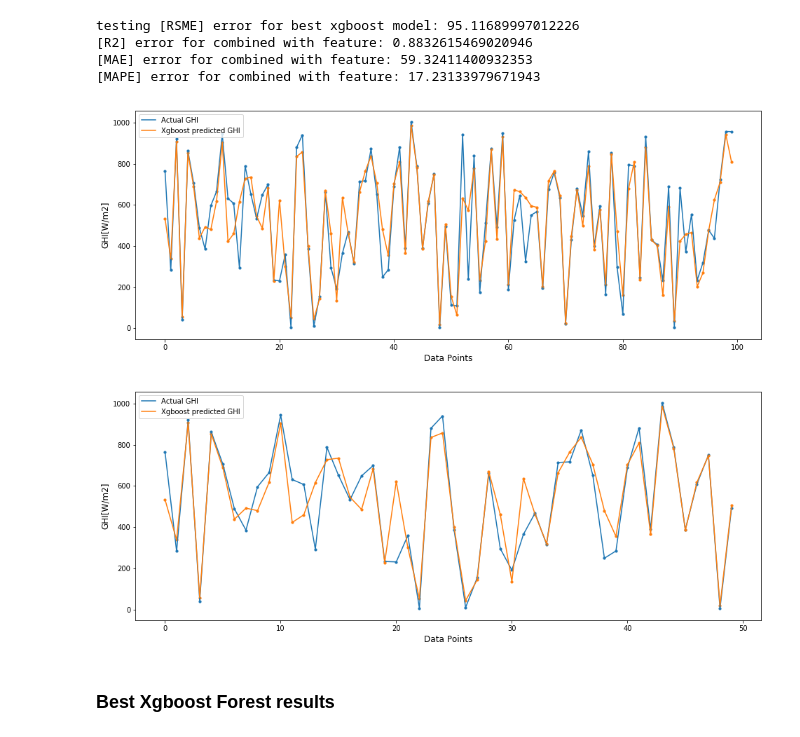
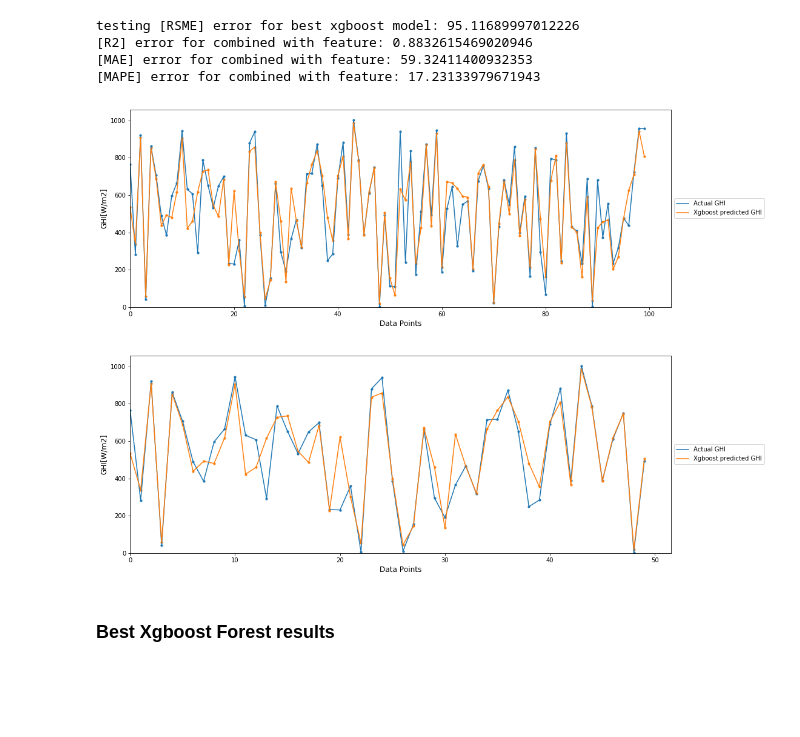
Before and after one commit to orionpax00/weather, a Jupyter notebook: src/final_results.ipynb, the cells around one changed output. Saved outputs shown, nothing was run; the diff lists cells and outputs as text; code cells hidden in the pictures; blank space fills up the shorter version.

Commit message:
figure fixes

```diff
--- a/src/final_results.ipynb
+++ b/src/final_results.ipynb
@@ -124,30 +135,34 @@ testing [RSME] error for best xgboost model: 95.11689997012226
 # %%
 fig, ax = plt.subplots(figsize=(16,6))
 ax.plot(plot_y_test,linewidth=1.5,label="Actual GHI")
 ax.scatter([x for x in range(100)],plot_y_test,s=10)
 ax.plot(predictinos[0:100],linewidth=1.5,label="Xgboost predicted GHI")
 ax.scatter([x for x in range(100)],predictinos[0:100],s=10)
 ax.grid(False)
-ax.legend(loc='upper left',)
+ax.set_xlim(xmin=0)
+ax.set_ylim(ymin=0)
+ax.legend(loc='center left', bbox_to_anchor=(1, 0.5))
 plt.xlabel('Data Points', fontsize=12)
 plt.ylabel('GHI[W/m2]', fontsize=12)
 plt.show()
 
 #for 50 points
 
 fig, ax = plt.subplots(figsize=(16,6))
 ax.plot(plot_y_test[0:50],linewidth=1.5,label="Actual GHI")
 ax.scatter([x for x in range(50)],plot_y_test[0:50],s=10)
 ax.plot(predictinos[0:50],linewidth=1.5,label="Xgboost predicted GHI")
 ax.scatter([x for x in range(50)],predictinos[0:50],s=10)
 ax.grid(False)
-ax.legend(loc='upper left',)
+ax.set_xlim(xmin=0)
+ax.set_ylim(ymin=0)
+ax.legend(loc='center left', bbox_to_anchor=(1, 0.5))
 plt.xlabel('Data Points', fontsize=12)
 plt.ylabel('GHI[W/m2]', fontsize=12)
 plt.show()
 # %% [output]
-[figure, old version]
+[figure, new version]
-[figure, old version]
+[figure, new version]
 # %% [markdown]
 ### Best Xgboost Forest results
 # %%
```
Also changed, not shown: parts of 19 cells of this notebook, 1 other file.
